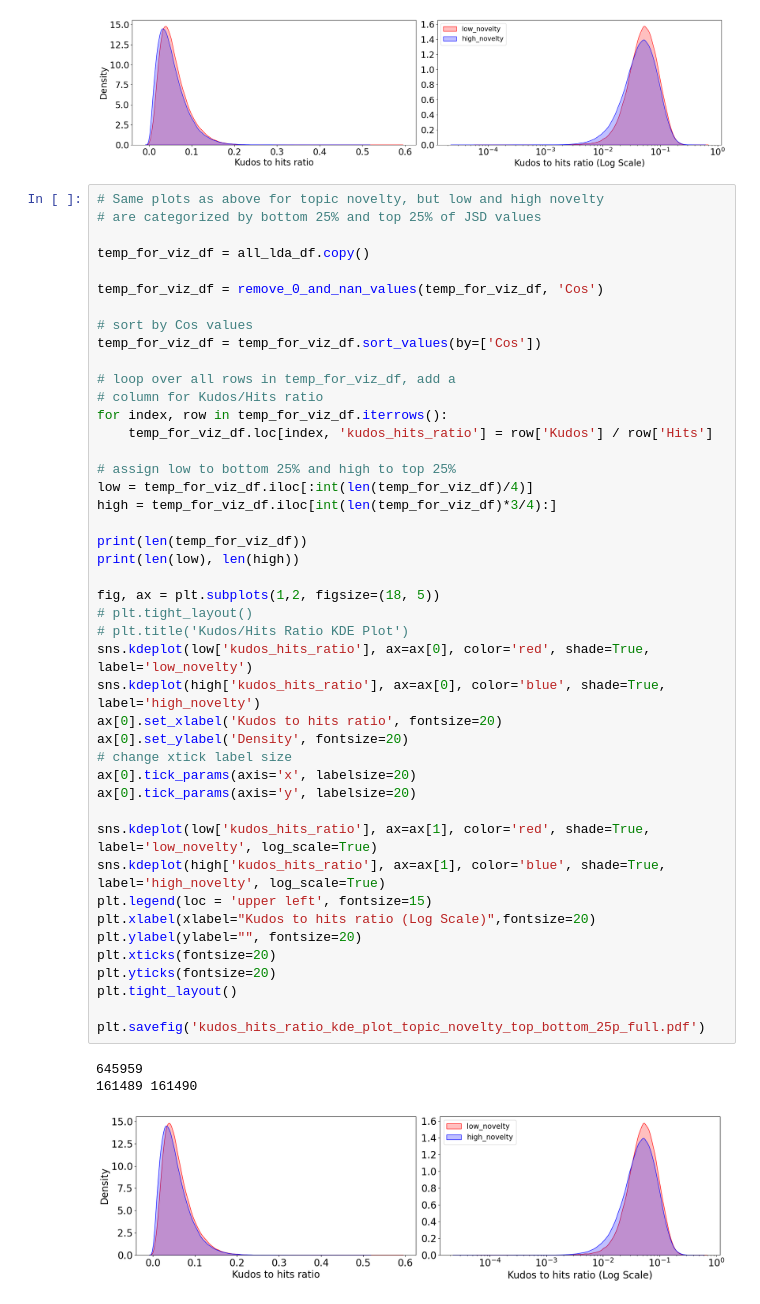
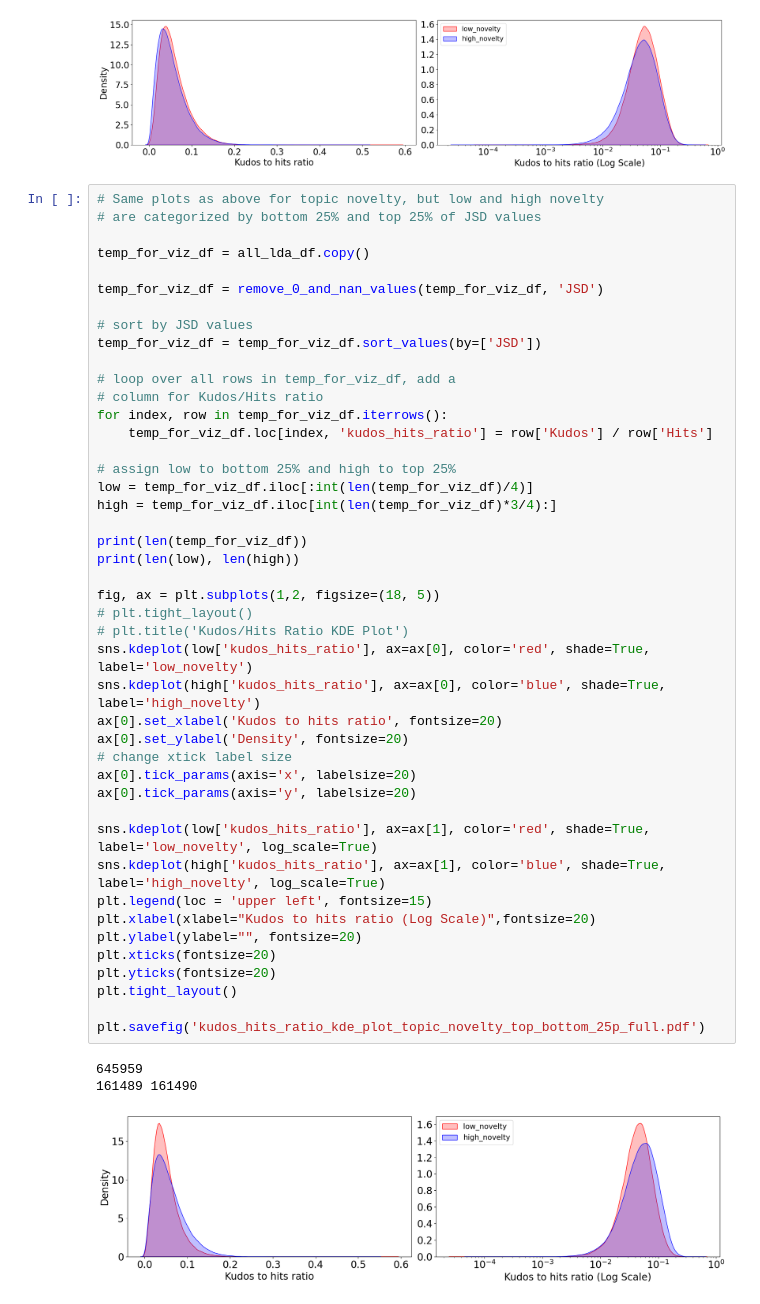
Before and after one commit to DevinW-sudo/ao3, a Jupyter notebook: exps/20230203_kudos_to_hits_kdes/20230303_kde_with_crossover.ipynb, the cells around one changed output. Drawn from its saved outputs; the diff is of its cells as text.

```diff
--- a/exps/20230203_kudos_to_hits_kdes/20230303_kde_with_crossover.ipynb
+++ b/exps/20230203_kudos_to_hits_kdes/20230303_kde_with_crossover.ipynb
@@ -105,10 +111,10 @@ plt.savefig('kudos_hits_ratio_kde_plot_term_novelty_top_bottom_25p_full.pdf')
 
 temp_for_viz_df = all_lda_df.copy()
 
-temp_for_viz_df = remove_0_and_nan_values(temp_for_viz_df, 'Cos')
+temp_for_viz_df = remove_0_and_nan_values(temp_for_viz_df, 'JSD')
 
-# sort by Cos values
-temp_for_viz_df = temp_for_viz_df.sort_values(by=['Cos'])
+# sort by JSD values
+temp_for_viz_df = temp_for_viz_df.sort_values(by=['JSD'])
 
 # loop over all rows in temp_for_viz_df, add a
 # column for Kudos/Hits ratio
@@ -119,31 +125,31 @@ for index, row in temp_for_viz_df.iterrows():
 low = temp_for_viz_df.iloc[:int(len(temp_for_viz_df)/4)]
 high = temp_for_viz_df.iloc[int(len(temp_for_viz_df)*3/4):]
 
 print(len(temp_for_viz_df))
 print(len(low), len(high))
 
 fig, ax = plt.subplots(1,2, figsize=(18, 5))
 # plt.tight_layout()
 # plt.title('Kudos/Hits Ratio KDE Plot')
 sns.kdeplot(low['kudos_hits_ratio'], ax=ax[0], color='red', shade=True, label='low_novelty')
 sns.kdeplot(high['kudos_hits_ratio'], ax=ax[0], color='blue', shade=True, label='high_novelty')
 ax[0].set_xlabel('Kudos to hits ratio', fontsize=20)
 ax[0].set_ylabel('Density', fontsize=20)
 # change xtick label size
 ax[0].tick_params(axis='x', labelsize=20)
 ax[0].tick_params(axis='y', labelsize=20)
 
 sns.kdeplot(low['kudos_hits_ratio'], ax=ax[1], color='red', shade=True, label='low_novelty', log_scale=True)
 sns.kdeplot(high['kudos_hits_ratio'], ax=ax[1], color='blue', shade=True, label='high_novelty', log_scale=True)
 plt.legend(loc = 'upper left', fontsize=15)
 plt.xlabel(xlabel="Kudos to hits ratio (Log Scale)",fontsize=20)
 plt.ylabel(ylabel="", fontsize=20)
 plt.xticks(fontsize=20)
 plt.yticks(fontsize=20)
 plt.tight_layout()
 
 plt.savefig('kudos_hits_ratio_kde_plot_topic_novelty_top_bottom_25p_full.pdf')
 # %% [output]
 645959
 161489 161490
-[figure, old version]
+[figure, new version]
```
Also changed, not shown: parts of 1 cell of this notebook.
